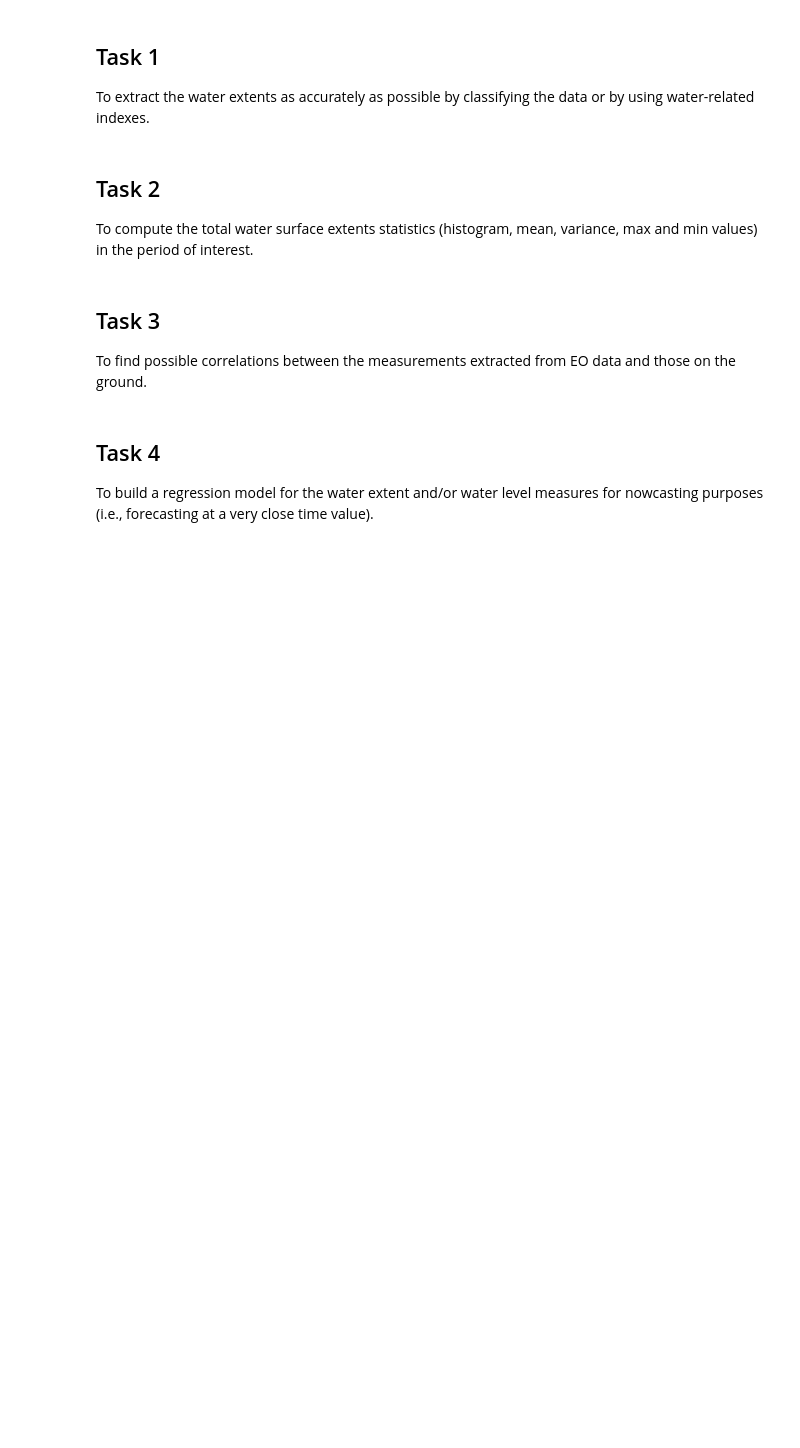
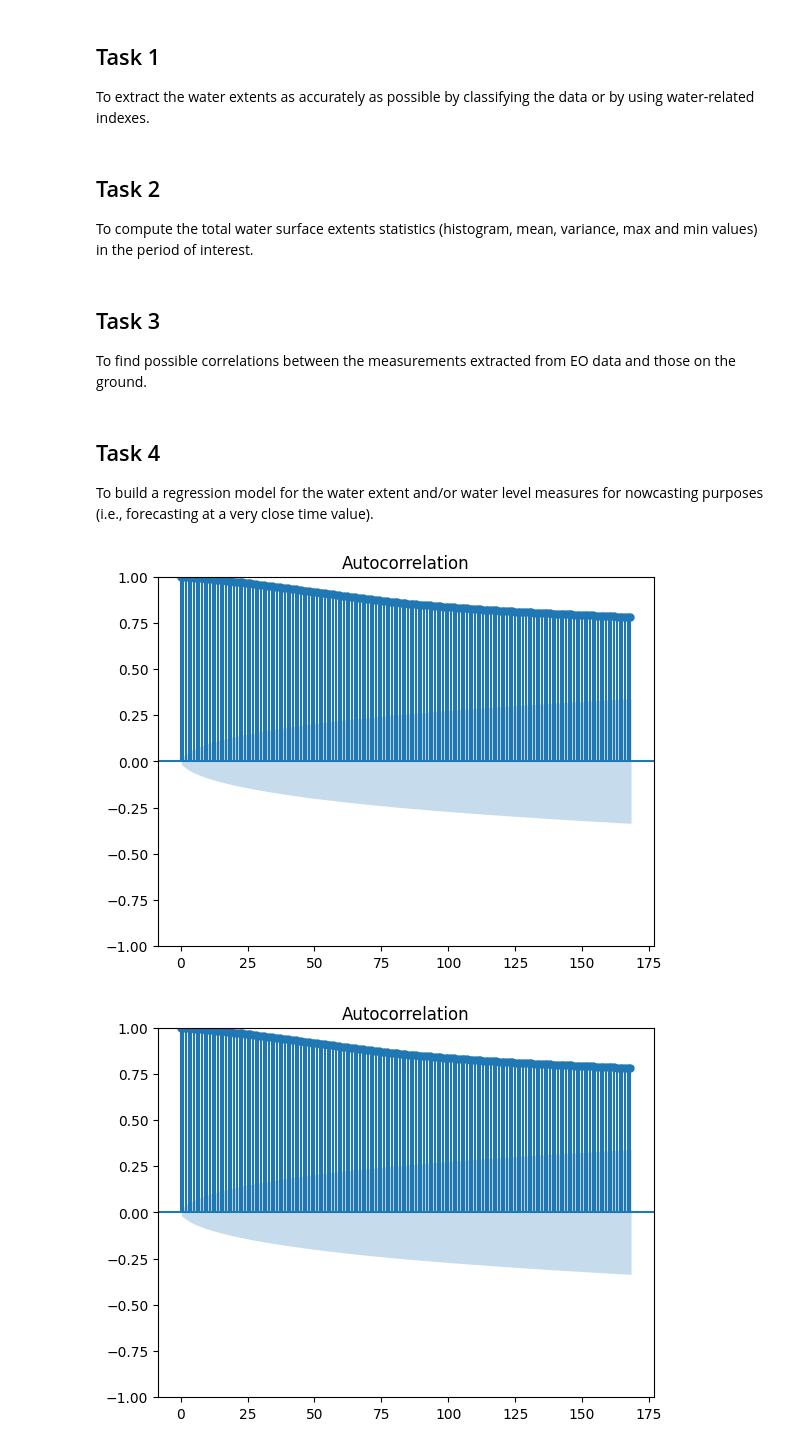
Before and after one commit to angyaloliver/bip-ml4eo, a Jupyter notebook: bip-ml4eo.ipynb, the cells around one changed output. Drawn from its saved outputs; the diff is of its cells as text; code cells hidden in the pictures; blank space fills up the shorter version.

```diff
--- a/bip-ml4eo.ipynb
+++ b/bip-ml4eo.ipynb
@@ -227,3 +280,13 @@ To find possible correlations between the measurements extracted from EO data an
 ## Task 4
 
 To build a regression model for the water extent and/or water level measures for nowcasting purposes (i.e., forecasting at a very close time value).
+# %%
+import statsmodels.api as sm
+from statsmodels.graphics.tsaplots import plot_acf, plot_pacf
+
+# autocorrelation = sm.tsa.acf(dataset["Hydrometric level"], nlags = 100)
+plot_acf(dataset["Hydrometric level"], lags=168)
+# plot_pacf(dataset["Hydrometric level"], lags = 200)
+# %% [output]
+[figure, added]
+[figure, added]
```
Also changed, not shown: parts of 10 cells of this notebook.
